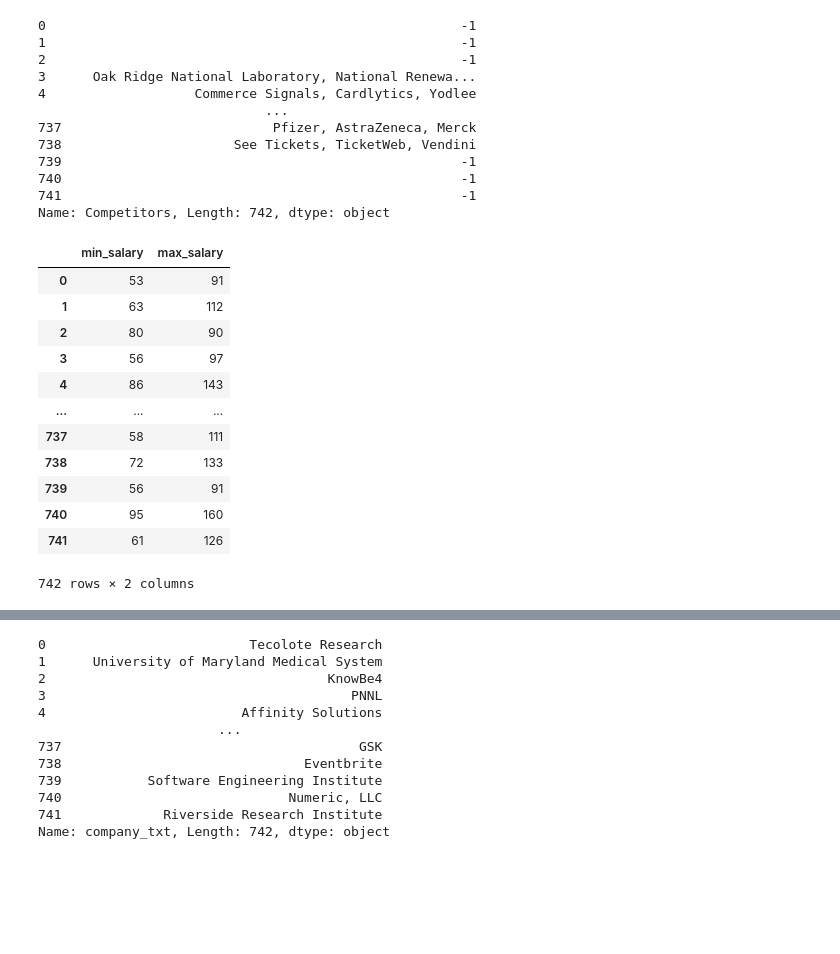
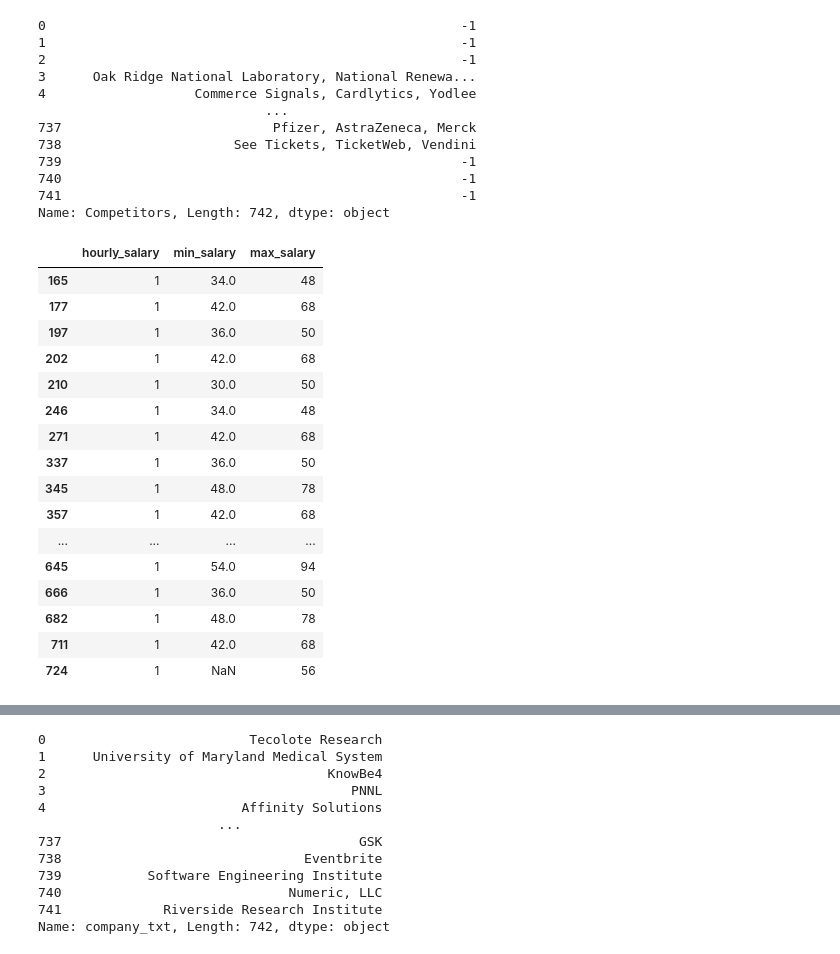
Before and after one commit to BibekRai44/DS_salary, a Jupyter notebook: project building/eda.ipynb, the cells around one changed output, grey strips where cells are left out. Drawn from its saved outputs; the diff is of its cells as text; code cells hidden in the pictures; blank space fills up the shorter version.

```diff
--- a/project building/eda.ipynb
+++ b/project building/eda.ipynb
@@ -256,21 +256,25 @@ Name: Competitors, Length: 742, dtype: object
 df['min_salary']=df.apply(lambda x:x.min_salary*2 if x.hourly_salary==1 else x.min_salary ,axis=1)
 df['max_salary']=df.apply(lambda x:x.max_salary*2 if x.hourly_salary==1 else x.max_salary ,axis=1)
 # %%
-df[['min_salary','max_salary']]
+df[df.hourly_salary ==1][['hourly_salary','min_salary','max_salary']]
 # %% [output]
-|  | min_salary | max_salary |
-| 0 | 53 | 91 |
-| 1 | 63 | 112 |
-| 2 | 80 | 90 |
-| 3 | 56 | 97 |
-| 4 | 86 | 143 |
-| ... | ... | ... |
-| 737 | 58 | 111 |
-| 738 | 72 | 133 |
-| 739 | 56 | 91 |
-| 740 | 95 | 160 |
-| 741 | 61 | 126 |
+|  | hourly_salary | min_salary | max_salary |
+| 165 | 1 | 34.0 | 48 |
+| 177 | 1 | 42.0 | 68 |
+| 197 | 1 | 36.0 | 50 |
+| 202 | 1 | 42.0 | 68 |
+| 210 | 1 | 30.0 | 50 |
+| 246 | 1 | 34.0 | 48 |
+| 271 | 1 | 42.0 | 68 |
+| 337 | 1 | 36.0 | 50 |
+| 345 | 1 | 48.0 | 78 |
+| 357 | 1 | 42.0 | 68 |
+| ... | ... | ... | ... |
+| 645 | 1 | 54.0 | 94 |
+| 666 | 1 | 36.0 | 50 |
+| 682 | 1 | 48.0 | 78 |
+| 711 | 1 | 42.0 | 68 |
+| 724 | 1 | NaN | 56 |
-742 rows × 2 columns
 # %%
 df.head(1)
 # %% [output]
```
Also changed, not shown: parts of 12 cells of this notebook.
